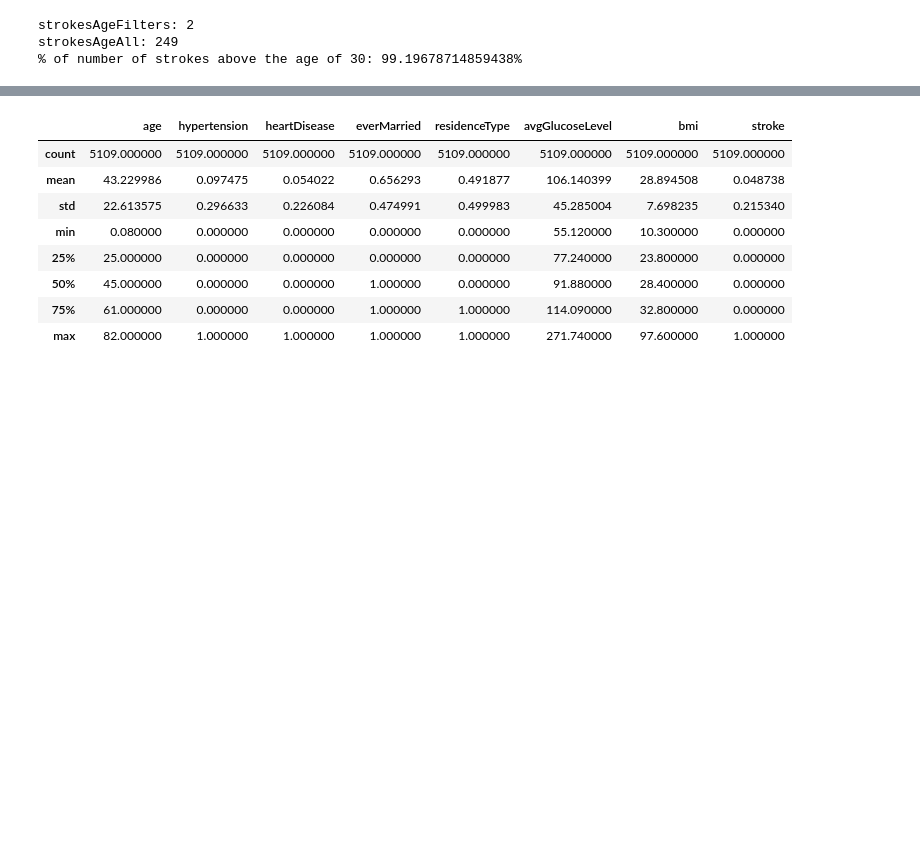
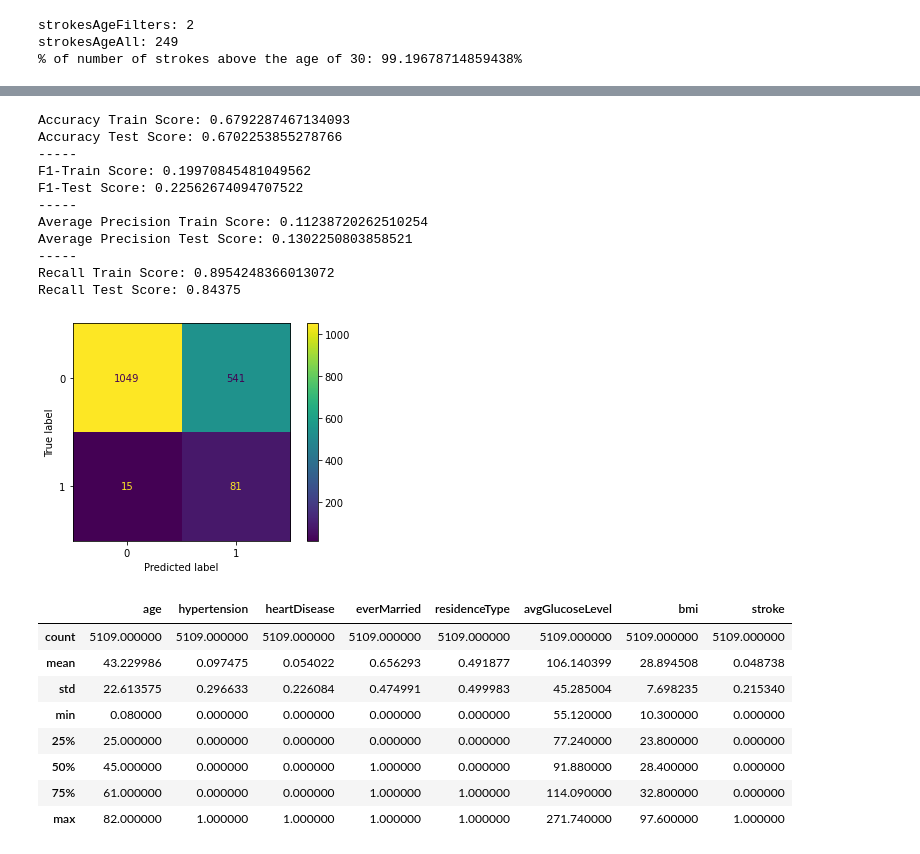
Before and after one commit to jpakele/strokePrediction, a Jupyter notebook: StrokePrediction.ipynb, the cells around one changed output, grey strips where cells are left out. Cells and saved outputs as stored; diff of their text form; code cells hidden in the pictures; blank space fills up the shorter version.

```diff
--- a/StrokePrediction.ipynb
+++ b/StrokePrediction.ipynb
@@ -749,0 +758,19 @@ strokesAgeAll: 249
+# %%
+from sklearn.model_selection import GridSearchCV
+
+rngForest3 = RandomForestClassifier()
+
+param = {'max_depth': [5, 10],
+         'min_samples_split': [10, 20],
+         'class_weight': ['balanced_subsample', 'balanced'],
+         'n_estimators': [100,  500],
+         'min_samples_split': [10, 20],
+         'min_samples_leaf': [10, 20],
+         'n_jobs': [100, 500],
+         'min_weight_fraction_leaf': [.1, .2, .3, .4, .497]}
+scoring = ('recall', 'accuracy')
+clf = GridSearchCV(rngForest3,
+                   param,
+                   scoring=scoring, refit = 'recall')
+
+clf.fit(xTrainScaled, yTrain)
@@ -750,3 +791,37 @@ strokesAgeAll: 249
+# %%
+bestEst = clf.best_estimator_
+
+yPredTrain = bestEst.predict(xTrainScaled)
+yPredTest = bestEst.predict(xTestScaled)
+
+plot_confusion_matrix(bestEst, xTestScaled, yTest)
+# The bellow text field is only for grabbing images, doesn't need to be run every time
+# plt.savefig('images/Models/Model1.png')
+
+print(f"Accuracy Train Score: {accuracy_score(yTrain, yPredTrain)}")
+print(f"Accuracy Test Score: {accuracy_score(yTest, yPredTest)}")
+print('-----')
+print(f"F1-Train Score: {f1_score(yTrain, yPredTrain)}")
+print(f"F1-Test Score: {f1_score(yTest, yPredTest)}")
+print('-----')
+print(f"Average Precision Train Score: {precision_score(yTrain, yPredTrain)}")
+print(f"Average Precision Test Score: {precision_score(yTest, yPredTest)}")
+print('-----')
+print(f"Recall Train Score: {recall_score(yTrain, yPredTrain)}")
+print(f"Recall Test Score: {recall_score(yTest, yPredTest)}")
+# %% [output]
+Accuracy Train Score: 0.6792287467134093
+Accuracy Test Score: 0.6702253855278766
+-----
+F1-Train Score: 0.19970845481049562
+F1-Test Score: 0.22562674094707522
+-----
+Average Precision Train Score: 0.11238720262510254
+Average Precision Test Score: 0.1302250803858521
+-----
+Recall Train Score: 0.8954248366013072
+Recall Test Score: 0.84375
+[figure, added]
 # %%
 df.describe()
 # %% [output]
```
Also changed, not shown: parts of 15 cells of this notebook, 3 other files.
